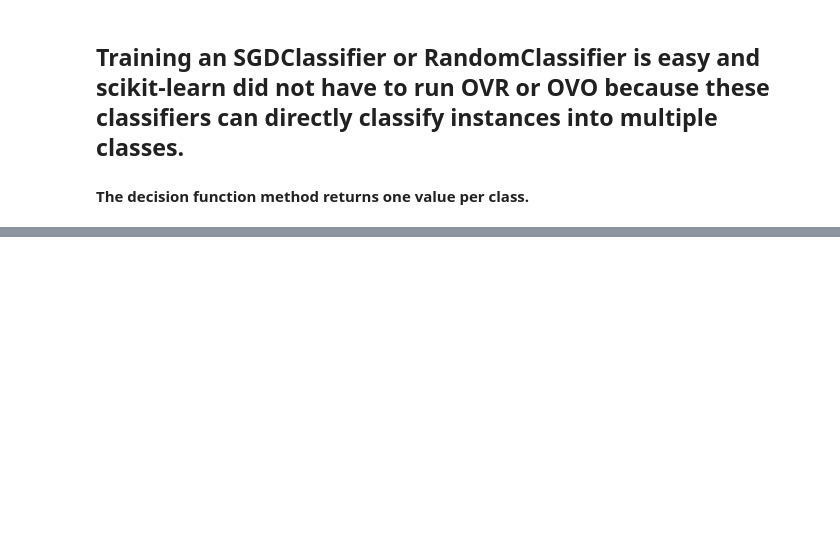
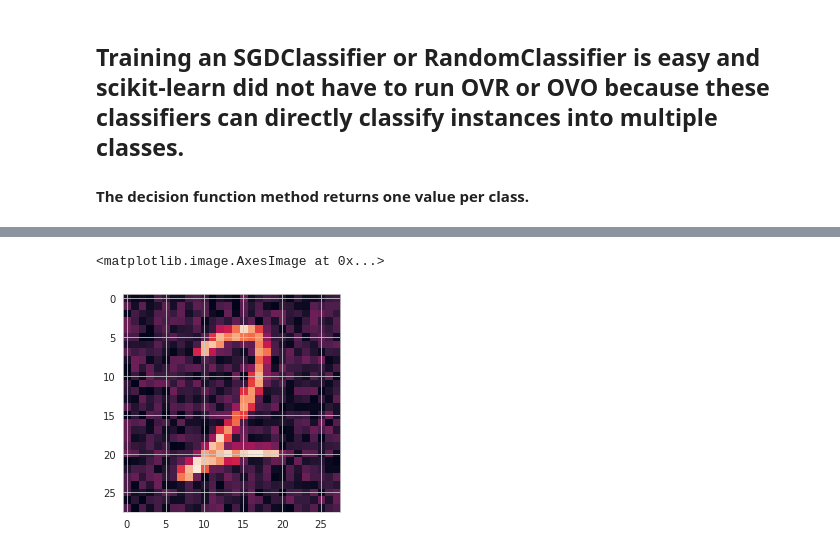
Before and after one commit to plaban1981/Hands-on-Machine-Learning, a Jupyter notebook: Classification_Technique.ipynb, the cells around one changed output, grey strips where cells are left out. Cells and saved outputs as stored; diff of their text form; code cells hidden in the pictures; blank space fills up the shorter version.

```diff
--- a/Classification_Technique.ipynb
+++ b/Classification_Technique.ipynb
@@ -539,0 +646,3 @@ array([5])
+# %%
+y_multilabel = np.c_[y_train_large,y_train_odd]
+y_multilabel#contains two target labels for each digit
@@ -539,0 +657,3 @@ array([5])
+# %%
+knn = KNeighborsClassifier()
+knn.fit(X_train,y_multilabel)
@@ -539,0 +694,12 @@ array([5])
+# %%
+noise = np.random.randint(0,100,(len(X_train),784))
+X_train_mod = X_train + noise
+noise = np.random.randint(0,100,(len(X_test),784))
+X_test_mod = X_test + noise
+y_train_mod = X_train
+y_test_mod = X_test
+# %%
+plt.imshow(X_train_mod[2].reshape(28,28))
+# %% [output]
+<matplotlib.image.AxesImage at 0x...>
+[figure, added]
```
Also changed, not shown: parts of 48 cells of this notebook.
